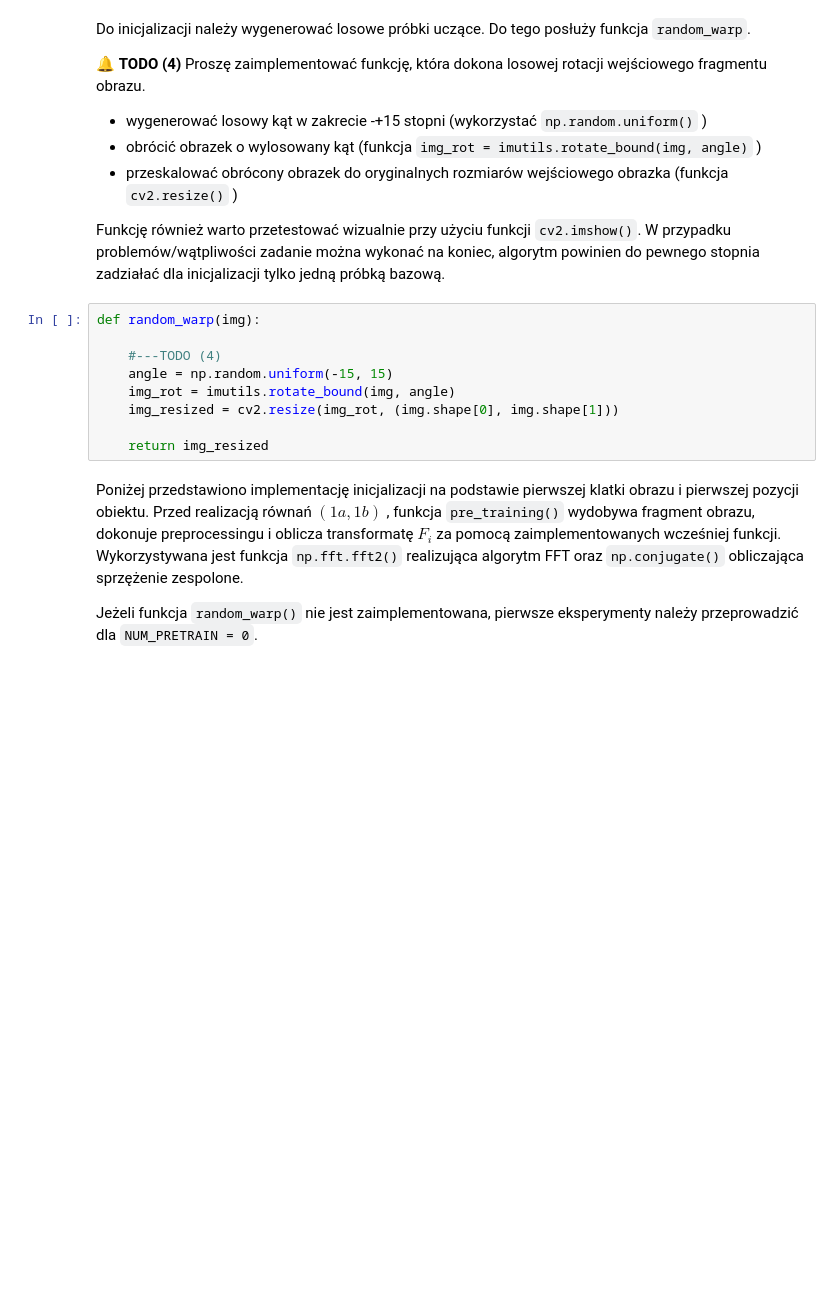
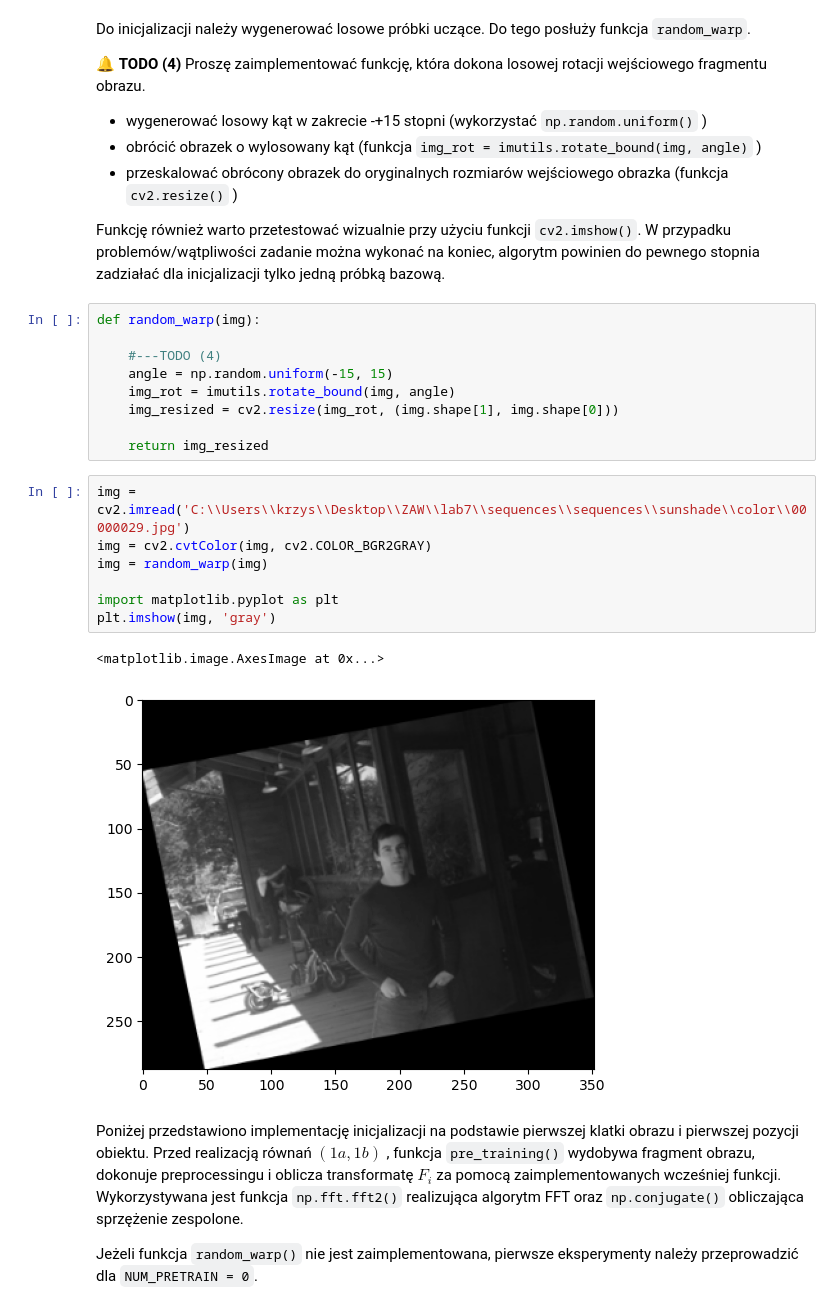
Before and after one commit to KrzysztofGG/ZAW, a Jupyter notebook: lab7/DCF.ipynb, the cells around one changed output. Saved outputs shown, nothing was run; the diff lists cells and outputs as text; blank space fills up the shorter version.

```diff
--- a/lab7/DCF.ipynb
+++ b/lab7/DCF.ipynb
@@ -192,9 +215,19 @@ def random_warp(img):
     #---TODO (4)
     angle = np.random.uniform(-15, 15)
     img_rot = imutils.rotate_bound(img, angle)
-    img_resized = cv2.resize(img_rot, (img.shape[0], img.shape[1]))
+    img_resized = cv2.resize(img_rot, (img.shape[1], img.shape[0]))
 
     return img_resized
+# %%
+img = cv2.imread('C:\\Users\\krzys\\Desktop\\ZAW\\lab7\\sequences\\sequences\\sunshade\\color\\00000029.jpg')
+img = cv2.cvtColor(img, cv2.COLOR_BGR2GRAY)
+img = random_warp(img)
+
+import matplotlib.pyplot as plt
+plt.imshow(img, 'gray')
+# %% [output]
+<matplotlib.image.AxesImage at 0x...>
+[figure, added]
 # %% [markdown]
 Poniżej przedstawiono implementację inicjalizacji na podstawie pierwszej klatki obrazu i pierwszej pozycji obiektu. Przed realizacją równań $(1a, 1b)$
 , funkcja `pre_training()` wydobywa fragment obrazu, dokonuje preprocessingu i oblicza transformatę $F_i$ za pomocą zaimplementowanych wcześniej funkcji.
```
Also changed, not shown: parts of 7 cells of this notebook, 1 other file.
